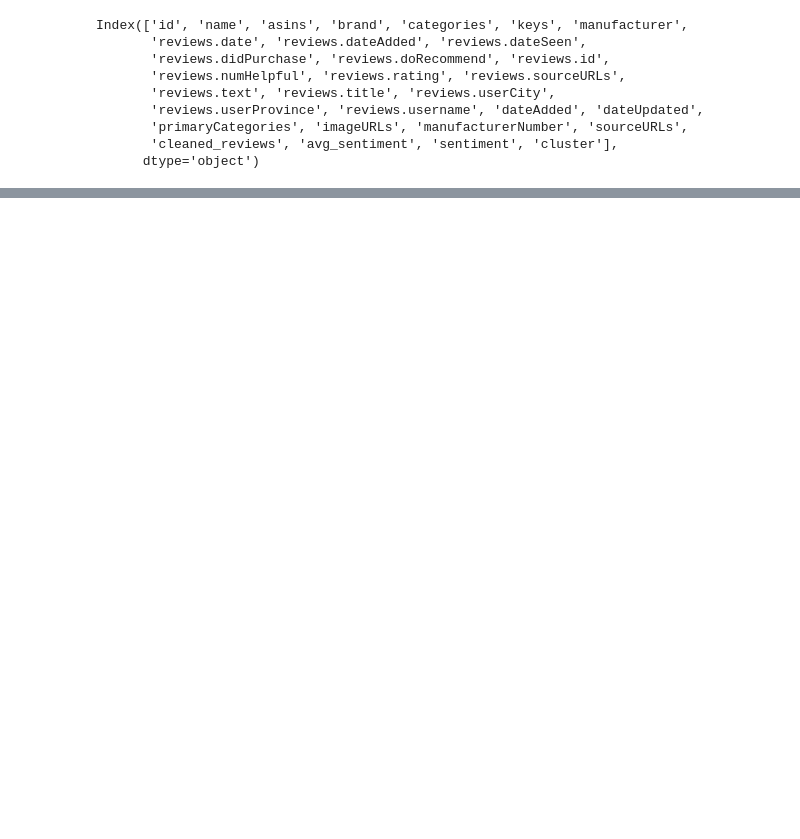
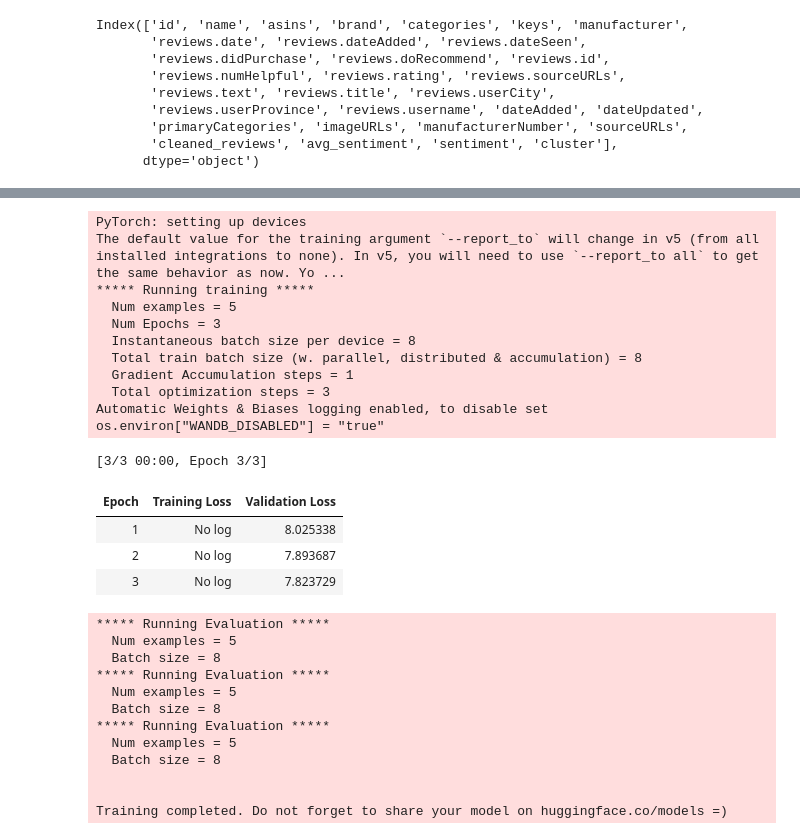
Before and after one commit to mehakhafeez/NLPprojectweek6, a Jupyter notebook: NLPprojectT5FinalModel.ipynb, the cells around one changed output, grey strips where cells are left out. Cells and saved outputs as stored; diff of their text form; code cells hidden in the pictures; blank space fills up the shorter version.

```diff
--- a/NLPprojectT5FinalModel.ipynb
+++ b/NLPprojectT5FinalModel.ipynb
@@ -360,3 +387,83 @@ def summarize_reviews(reviews):
 
 # Summarize the reviews for top products
 top_products['summary'] = top_products['cleaned_reviews'].apply(lambda x: summarize_reviews(x))
+# %%
+# Convert the 'name' column to string type before creating the Dataset
+top_products['name'] = top_products['name'].astype(str)
+
+# Now create the Hugging Face Dataset
+train_dataset = Dataset.from_pandas(top_products)
+# %%
+# Convert to Hugging Face dataset format
+from datasets import Dataset # Import the Dataset class
+
+# Assuming top_products is your DataFrame for training
+train_dataset = Dataset.from_pandas(top_products) # Changed train_data to top_products
+
+# Tokenization Function for Fine-Tuning
+def tokenize_function(examples):
+    model_inputs = tokenizer(examples['cleaned_reviews'], max_length=512, truncation=True, padding='max_length')  # Changed 'input_text' to 'cleaned_reviews'
+    labels = tokenizer(examples['summary'], max_length=150, truncation=True, padding='max_length')  # Changed 'target_text' to 'summary'
+    model_inputs['labels'] = labels['input_ids']
+    return model_inputs
+
+# Tokenize the data
+tokenized_datasets = train_dataset.map(tokenize_function, batched=True)
+
+# Select only the required columns for training
+tokenized_datasets = tokenized_datasets.remove_columns(['cluster', 'name', 'cleaned_reviews', 'avg_sentiment', 'review_count']) # Remove unnecessary columns
+
+
+# Define the training arguments
+training_args = TrainingArguments(
+    output_dir="./results",
+    evaluation_strategy="epoch",
+    learning_rate=2e-5,
+    per_device_train_batch_size=8,
+    per_device_eval_batch_size=8,
+    num_train_epochs=3,
+    weight_decay=0.01,
+    save_total_limit=2,
+    remove_unused_columns=False,
+    logging_dir="./logs",
+    push_to_hub=False,
+)
+
+# Initialize the Trainer
+trainer = Trainer(
+    model=model,
+    args=training_args,
+    train_dataset=tokenized_datasets,
+    eval_dataset=tokenized_datasets,
+)
+
+# Fine-tune the model
+trainer.train()
+# %% [output]
+PyTorch: setting up devices
+The default value for the training argument `--report_to` will change in v5 (from all installed integrations to none). In v5, you will need to use `--report_to all` to get the same behavior as now. Yo ...
+***** Running training *****
+  Num examples = 5
+  Num Epochs = 3
+  Instantaneous batch size per device = 8
+  Total train batch size (w. parallel, distributed & accumulation) = 8
+  Gradient Accumulation steps = 1
+  Total optimization steps = 3
+Automatic Weights & Biases logging enabled, to disable set os.environ["WANDB_DISABLED"] = "true"
+[3/3 00:00, Epoch 3/3]
+| Epoch | Training Loss | Validation Loss |
+| 1 | No log | 8.025338 |
+| 2 | No log | 7.893687 |
+| 3 | No log | 7.823729 |
+***** Running Evaluation *****
+  Num examples = 5
+  Batch size = 8
+***** Running Evaluation *****
+  Num examples = 5
+  Batch size = 8
+***** Running Evaluation *****
+  Num examples = 5
+  Batch size = 8
+
+
+Training completed. Do not forget to share your model on huggingface.co/models =)
```
Also changed, not shown: parts of 18 cells of this notebook.
